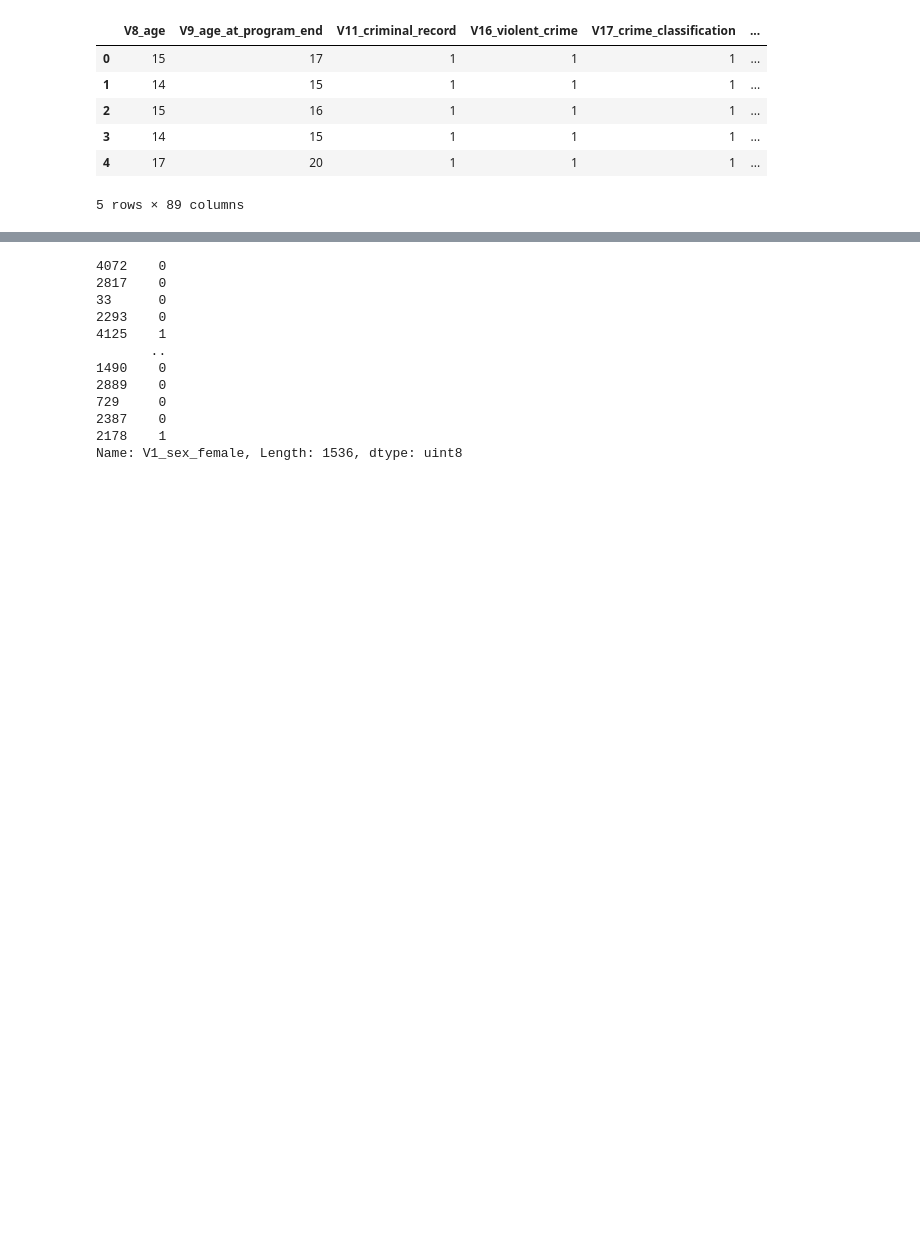
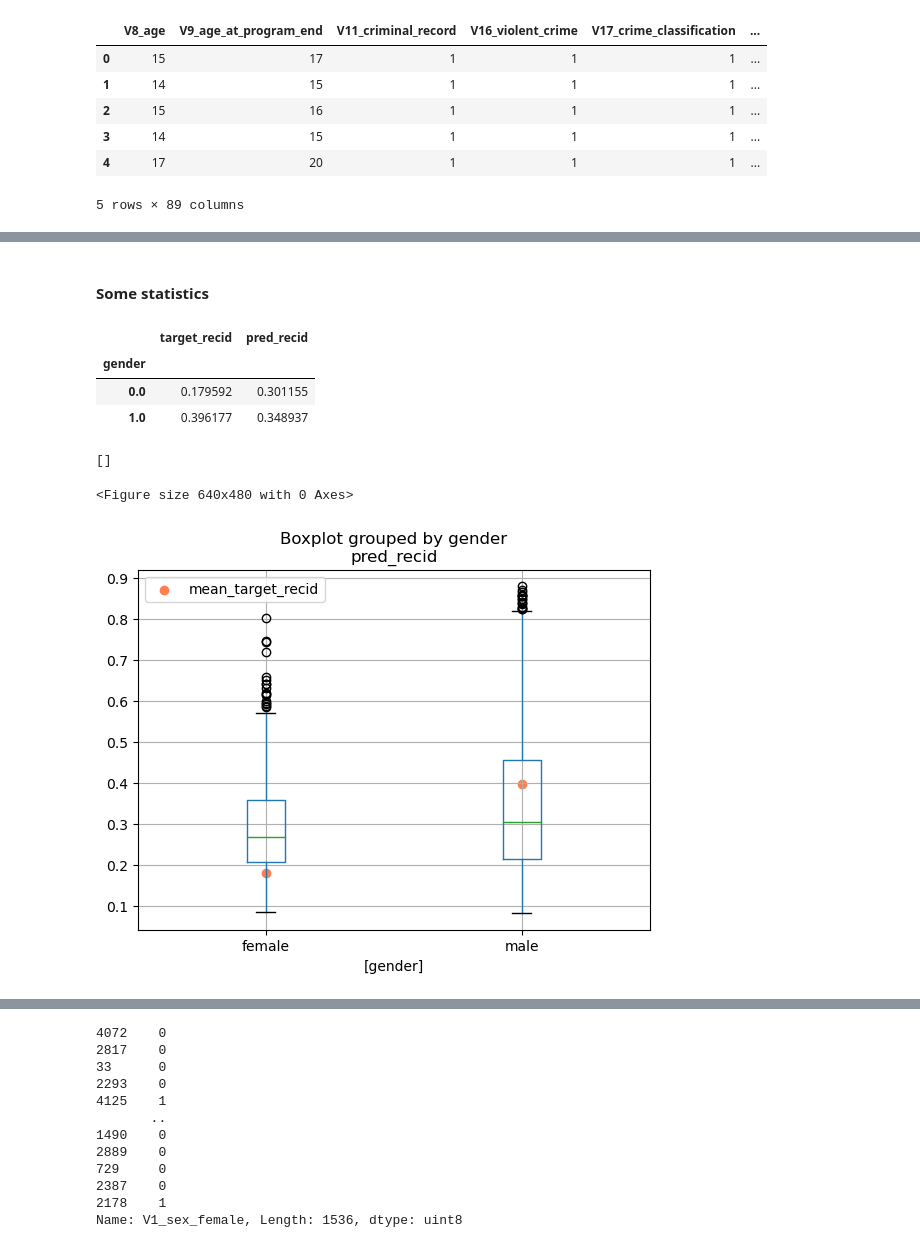
Before and after one commit to blclo/AlgorithmicFairness, a Jupyter notebook: src/notebook/baseline_models.ipynb, the cells around one changed output, grey strips where cells are left out. Cells and saved outputs as stored; diff of their text form; code cells hidden in the pictures; blank space fills up the shorter version.

```diff
--- a/src/notebook/baseline_models.ipynb
+++ b/src/notebook/baseline_models.ipynb
@@ -231,0 +297,7 @@ predictions = [round(value) for value in y_pred]
+# %%
+y_pred_prob = y_pred_prob[:,1]
+# %%
+prediction_prob_with_A = pd.DataFrame(pd.np.column_stack([y_test_with_A, y_pred_prob]))
+prediction_prob_with_A.columns =['target_recid', 'gender',
+                                 'origin_Europe', 'origin_Latin_America','origin_Maghreb','origin_Spain',
+                                'pred_recid']
@@ -231,0 +315,13 @@ predictions = [round(value) for value in y_pred]
+# %%
+conditions = [
+    (prediction_prob_with_A['origin_Europe'] == 1),
+    (prediction_prob_with_A['origin_Latin_America'] == 1),
+    (prediction_prob_with_A['origin_Maghreb'] == 1),
+    (prediction_prob_with_A['origin_Spain'] == 1),
+    (prediction_prob_with_A['origin_Europe'] == 0) & (prediction_prob_with_A['origin_Latin_America'] == 0) &
+        (prediction_prob_with_A['origin_Maghreb'] == 0) & (prediction_prob_with_A['origin_Spain'] == 0)
+]
+
+results=['Europe','Latin_America','Maghreb','Spain','Other']
+
+prediction_prob_with_A['area_origin'] = np.select(conditions, results)
@@ -231,0 +330,2 @@ predictions = [round(value) for value in y_pred]
+# %%
+prediction_prob_with_A = prediction_prob_with_A.drop(['origin_Europe','origin_Latin_America','origin_Maghreb','origin_Spain'],axis=1)
@@ -231,0 +341,23 @@ predictions = [round(value) for value in y_pred]
+# %% [markdown]
+#### Some statistics
+# %%
+prediction_prob_with_A.groupby('gender').mean()[['target_recid','pred_recid']]
+# %% [output]
+|  | target_recid | pred_recid |
+| gender |  |  |
+| 0.0 | 0.179592 | 0.301155 |
+| 1.0 | 0.396177 | 0.348937 |
+# %%
+
+res = prediction_prob_with_A.groupby('gender').mean()[['target_recid','pred_recid']]
+plt.figure()
+prediction_prob_with_A[['gender','pred_recid']].boxplot(by='gender')
+plt.scatter(1,res['target_recid'][0.0],color='coral')
+plt.scatter(2,res['target_recid'][1.0],color='coral',label='mean_target_recid')
+plt.legend()
+plt.xticks([1,2], ['female','male'])
+plt.plot()
+# %% [output]
+[]
+<Figure size 640x480 with 0 Axes>
+[figure, added]
```
Also changed, not shown: parts of 68 cells of this notebook.
